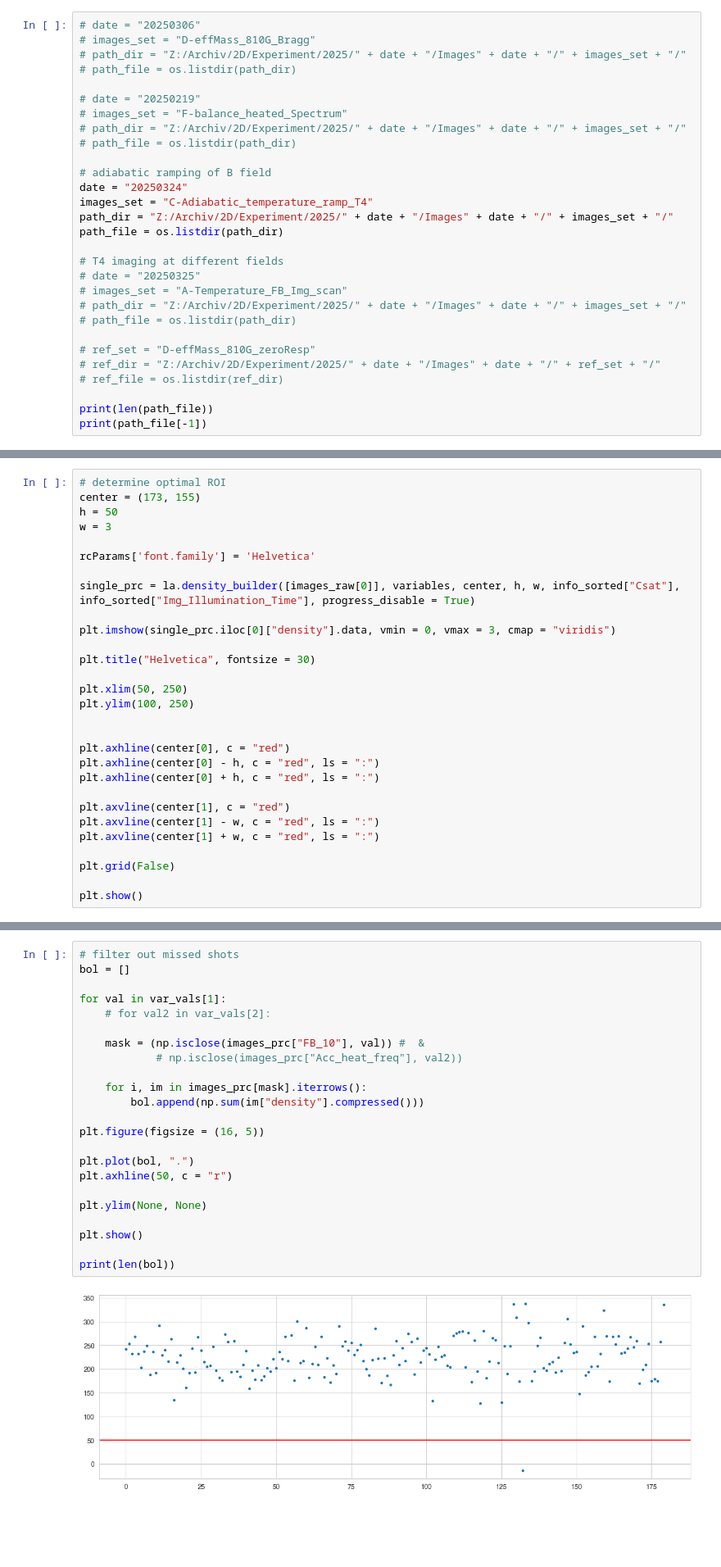
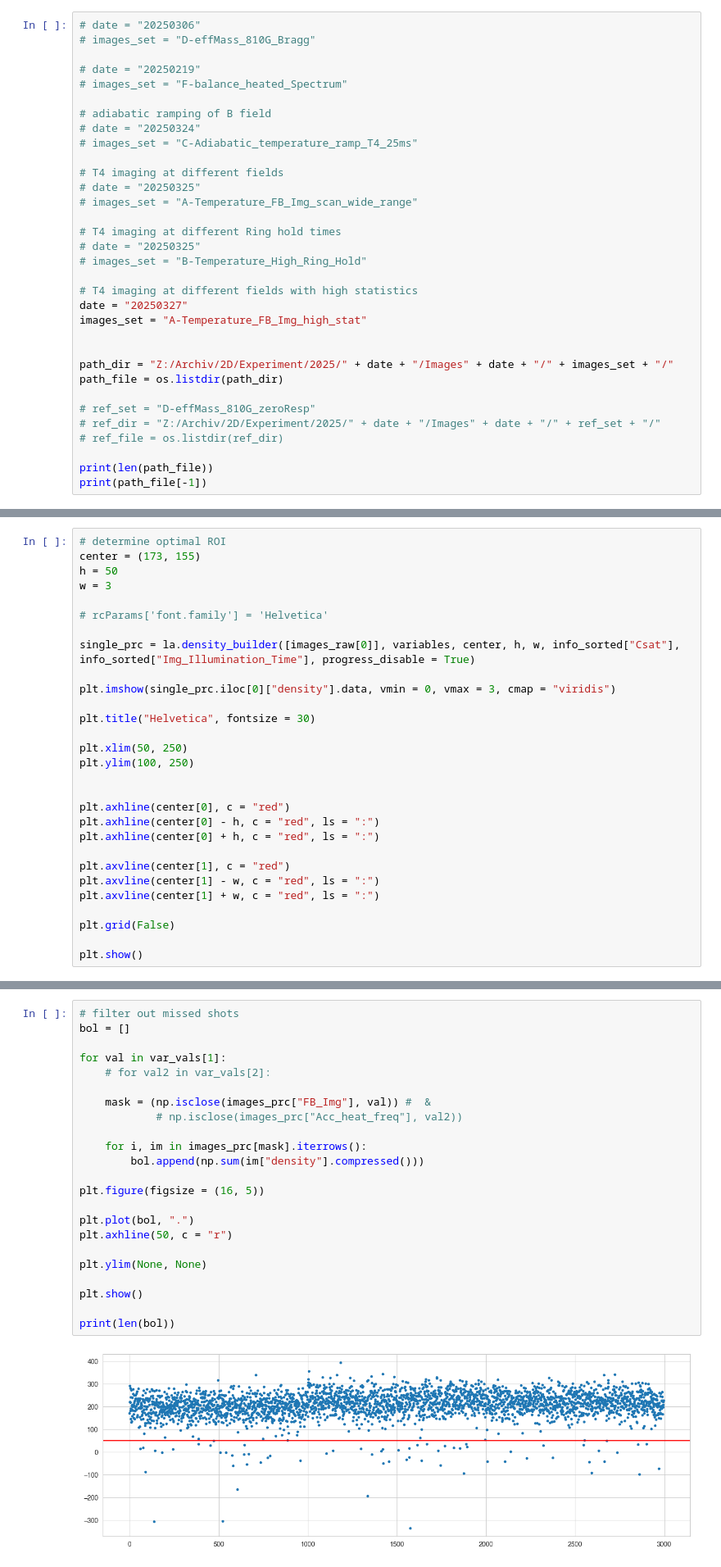
Before and after one commit to ArtMk/lithium, a Jupyter notebook: T4.ipynb, the cells around one changed output, grey strips where cells are left out. Shown: that part at 82% size. Saved outputs shown, nothing was run; the diff lists cells and outputs as text; blank space fills up the shorter version.

```diff
--- a/T4.ipynb
+++ b/T4.ipynb
@@ -25,25 +25,29 @@ rcParams['font.family'] = 'Helvetica'
 # %%
 # date = "20250306"
 # images_set = "D-effMass_810G_Bragg"
-# path_dir = "Z:/Archiv/2D/Experiment/2025/" + date + "/Images" + date + "/" + images_set + "/"
-# path_file = os.listdir(path_dir)
 
 # date = "20250219"
 # images_set = "F-balance_heated_Spectrum"
-# path_dir = "Z:/Archiv/2D/Experiment/2025/" + date + "/Images" + date + "/" + images_set + "/"
-# path_file = os.listdir(path_dir)
 
 # adiabatic ramping of B field
-date = "20250324"
-images_set = "C-Adiabatic_temperature_ramp_T4"
-path_dir = "Z:/Archiv/2D/Experiment/2025/" + date + "/Images" + date + "/" + images_set + "/"
-path_file = os.listdir(path_dir)
+# date = "20250324"
+# images_set = "C-Adiabatic_temperature_ramp_T4_25ms"
 
 # T4 imaging at different fields
 # date = "20250325"
-# images_set = "A-Temperature_FB_Img_scan"
-# path_dir = "Z:/Archiv/2D/Experiment/2025/" + date + "/Images" + date + "/" + images_set + "/"
-# path_file = os.listdir(path_dir)
+# images_set = "A-Temperature_FB_Img_scan_wide_range"
+
+# T4 imaging at different Ring hold times
+# date = "20250325"
+# images_set = "B-Temperature_High_Ring_Hold"
+
+# T4 imaging at different fields with high statistics
+date = "20250327"
+images_set = "A-Temperature_FB_Img_high_stat"
+
+
+path_dir = "Z:/Archiv/2D/Experiment/2025/" + date + "/Images" + date + "/" + images_set + "/"
+path_file = os.listdir(path_dir)
 
 # ref_set = "D-effMass_810G_zeroResp"
 # ref_dir = "Z:/Archiv/2D/Experiment/2025/" + date + "/Images" + date + "/" + ref_set + "/"
@@ -95,7 +99,7 @@ center = (173, 155)
 h = 50
 w = 3
 
-rcParams['font.family'] = 'Helvetica'
+# rcParams['font.family'] = 'Helvetica'
 
 single_prc = la.density_builder([images_raw[0]], variables, center, h, w, info_sorted["Csat"], info_sorted["Img_Illumination_Time"], progress_disable = True)
 
@@ -130,25 +134,25 @@ Wall time: 41.9 s
 # %%
 # filter out missed shots
 bol = []
 
 for val in var_vals[1]:
     # for val2 in var_vals[2]:
 
-    mask = (np.isclose(images_prc["FB_10"], val)) #  &
+    mask = (np.isclose(images_prc["FB_Img"], val)) #  &
             # np.isclose(images_prc["Acc_heat_freq"], val2))
 
     for i, im in images_prc[mask].iterrows():
         bol.append(np.sum(im["density"].compressed()))
 
 plt.figure(figsize = (16, 5))
 
 plt.plot(bol, ".")
 plt.axhline(50, c = "r")
 
 plt.ylim(None, None)
 
 plt.show()
 
 print(len(bol))
 # %% [output]
-[figure, old version]
+[figure, new version]
```
Also changed, not shown: parts of 16 cells of this notebook, 1 other file.
